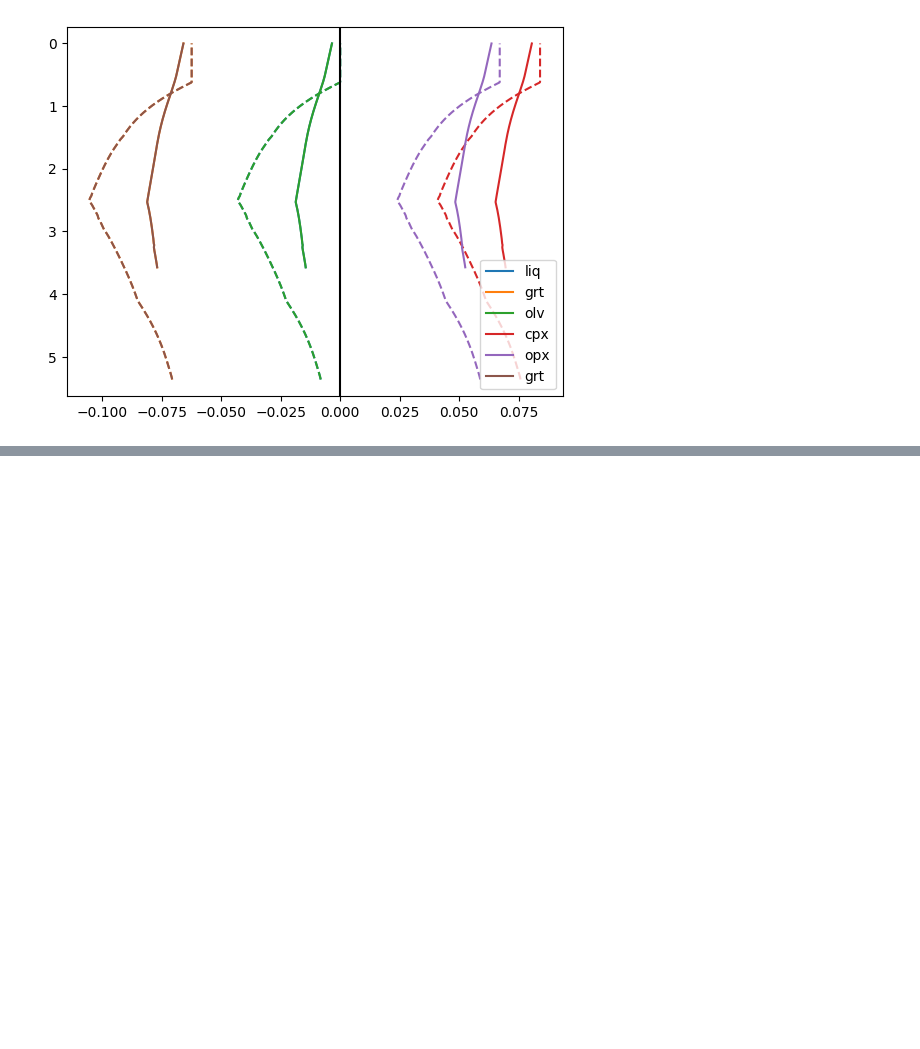
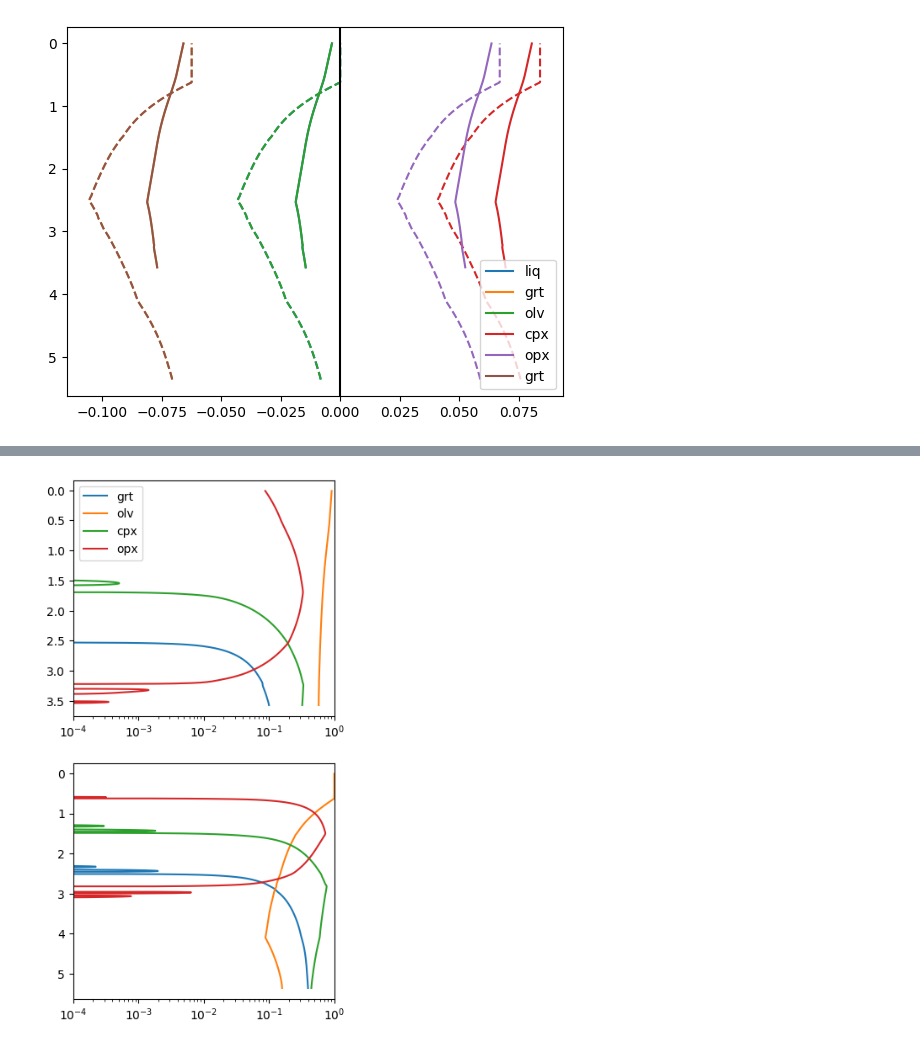
Before and after one commit to simonwmatthews/pyMelt, a Jupyter notebook: dev/stableisotopeengine.ipynb, the cells around one changed output, grey strips where cells are left out. Drawn from its saved outputs; the diff is of its cells as text; code cells hidden in the pictures; blank space fills up the shorter version.

```diff
--- a/dev/stableisotopeengine.ipynb
+++ b/dev/stableisotopeengine.ipynb
@@ -431 +488,23 @@ plt.show()
+# %%
+f, a = plt.subplots(2,1, figsize=(4,8))
+
+phases = ['grt', 'olv', 'cpx', 'opx']
+
+for ph in phases:
+    a[0].plot(column.composition['lz'][ph], column.P, label=ph)
+    a[1].plot(column.composition['px'][ph], column.P)
+
+a[0].invert_yaxis()
+a[1].invert_yaxis()
+
+a[0].legend()
+
+a[0].set_xscale('log')
+a[1].set_xscale('log')
+a[0].set_xlim(1e-4, 1)
+a[1].set_xlim(1e-4, 1)
+
+plt.show()
+# %% [output]
+[figure, added]
 # %%
```
Also changed, not shown: parts of 6 cells of this notebook.
